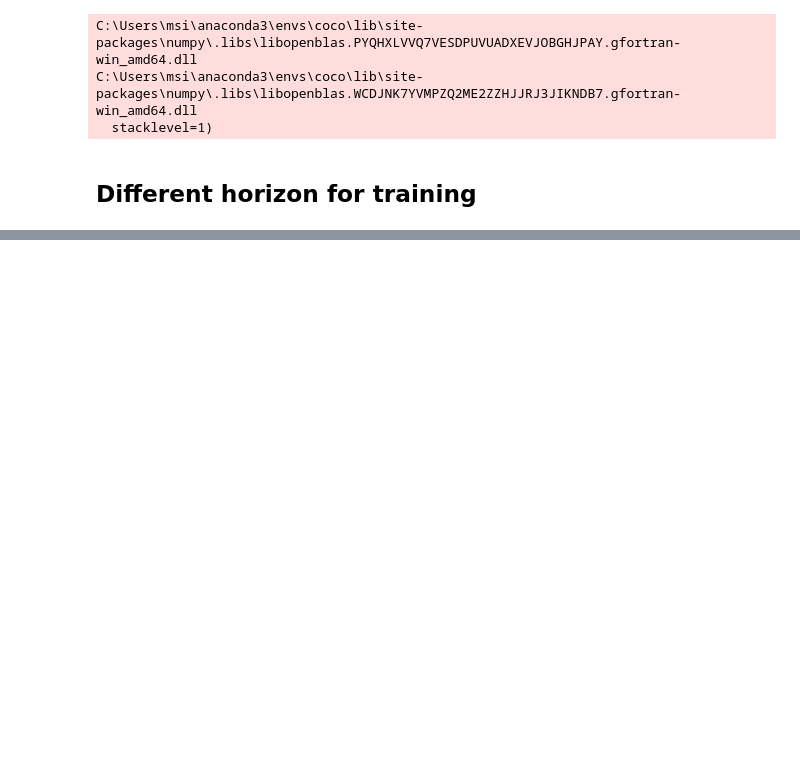
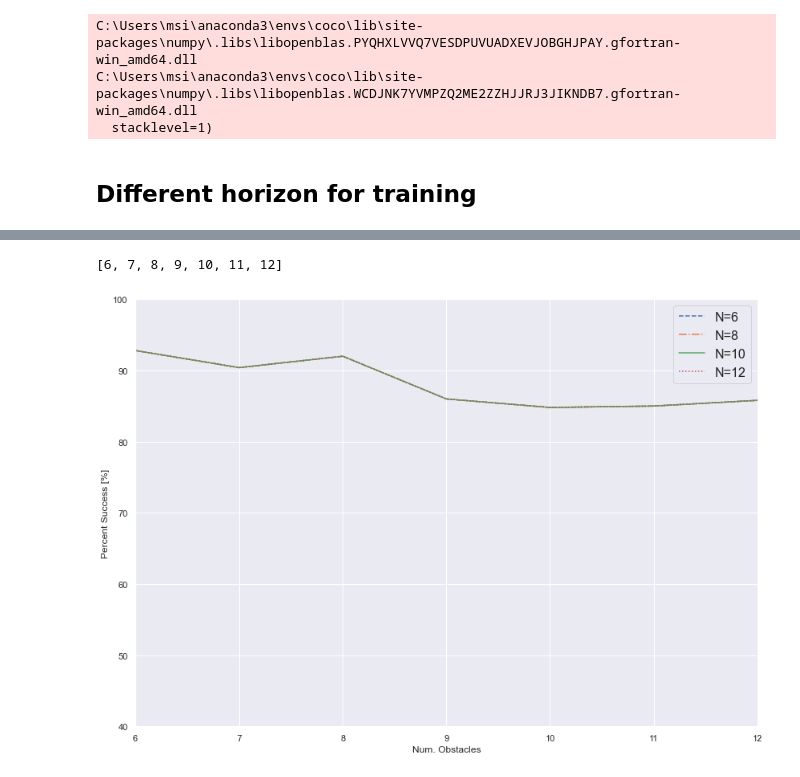
Before and after one commit to YiQi-EPFL/OMISTL, a Jupyter notebook: MPC/test_results.ipynb, the cells around one changed output, grey strips where cells are left out. Drawn from its saved outputs; the diff is of its cells as text; code cells hidden in the pictures; blank space fills up the shorter version.

```diff
--- a/MPC/test_results.ipynb
+++ b/MPC/test_results.ipynb
@@ -304,7 +379,7 @@ for ii in tqdm(range(n_test)):
         prob_params[k] = p_test[k][ii]
 
     try:
-        prob_success, cost, total_time, n_evals, optvals,y_guess = MPC_obj.forward(prob_params, max_evals=10, solver=cp.MOSEK)
+        prob_success, cost, total_time, n_evals, optvals,y_guess = MPC_obj.forward(prob_params, max_evals=10, solver=cp.GUROBI)
 
         if prob_success:
             n_succ += 1
@@ -371,0 +484,49 @@ test_strategy(7,n_obs=5)
+# %%
+x_labels = [ii for ii in range(6,13)]
+x_labels
+# %% [output]
+[6, 7, 8, 9, 10, 11, 12]
+# %%
+import seaborn as sns
+import matplotlib.pyplot as plt
+import math
+import seaborn as sns
+sns.set(font_scale=1.5, font="serif", style="whitegrid")
+import pandas as pd
+
+flierprops = {'alpha':0.2}
+sns.set(rc={'figure.figsize':(11.7,8.27)})
+# %%
+
+linestyles = ['--', '-.', '-', ':']
+
+plot_horizons = [6,8,10,12]
+for ii, N in enumerate(plot_horizons):
+    batch_percent_success = percent_successes[ii]
+    xlabels = [ii for ii in range(0,7)]
+    x_labels = [ii for ii in range(6,13)]
+    y_labels = [100.*batch_percent_success[x] for x in xlabels]
+    ax1 = sns.lineplot(x=x_labels, y=y_labels, palette="Set3", label='N={}'.format(N), linewidth=1.5)
+    ax1.lines[ii].set_linestyle(linestyles[ii])
+    # ax1.set(xlabel="", ylabel="Percent Success")
+
+ax1.set(xlabel="Num. Obstacles", ylabel="Percent Success [%]")
+# ax1.grid(False)
+
+yticks =  [10*ii for ii in range(11)]
+ax1.set_yticks(yticks)
+
+#
+plt.tight_layout()
+plt.legend(loc='upper right', fontsize='16')
+plt.xlim([6,12])
+plt.ylim([40.,100.])
+
+# sns.set_style("whitegrid")
+st = sns.axes_style("whitegrid")
+sns.set_color_codes("dark")
+
+figure = ax1.get_figure()
+# figure.savefig("percent_success_generalization.pdf")
+# %% [output]
+[figure, added]
```
Also changed, not shown: parts of 15 cells of this notebook, 49 other files.
